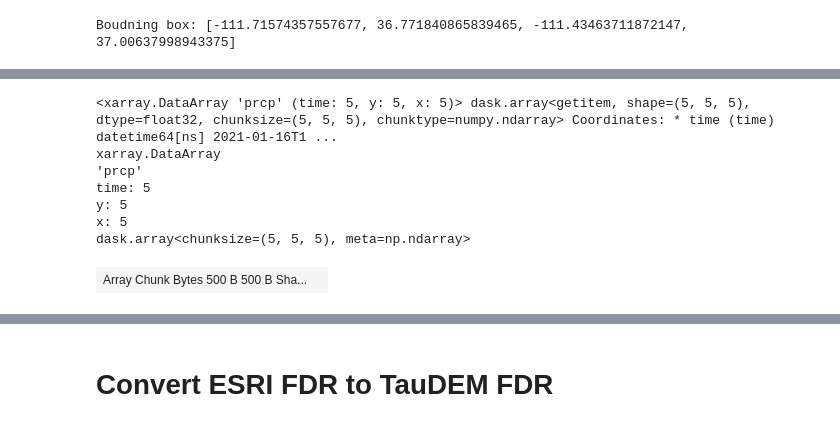
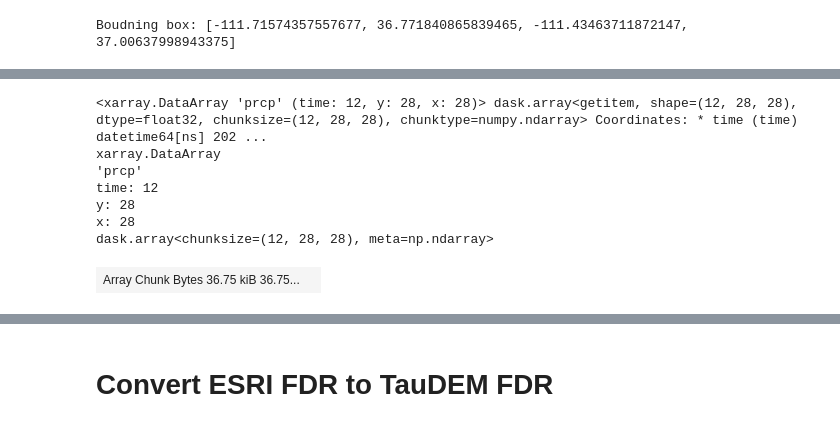
Before and after one commit to usgs/water-fcpg-tools, a Jupyter notebook: examples/v2_fcpgtools_demo.ipynb, the cells around one changed output, grey strips where cells are left out. Cells and saved outputs as stored; diff of their text form; code cells hidden in the pictures.

```diff
--- a/examples/v2_fcpgtools_demo.ipynb
+++ b/examples/v2_fcpgtools_demo.ipynb
@@ -95,5 +95,5 @@ daymet_multi = pydaymet.get_bygeom(bounding_box,
     variables='prcp',
     time_scale="monthly",
     )['prcp']
-daymet_multi.head()
+daymet_multi
 # %% [output]
@@ -102,11 +102,11 @@ Wall time: 1.51 s
-<xarray.DataArray 'prcp' (time: 5, y: 5, x: 5)> dask.array<getitem, shape=(5, 5, 5), dtype=float32, chunksize=(5, 5, 5), chunktype=numpy.ndarray> Coordinates: * time (time) datetime64[ns] 2021-01-16T1 ...
+<xarray.DataArray 'prcp' (time: 12, y: 28, x: 28)> dask.array<getitem, shape=(12, 28, 28), dtype=float32, chunksize=(12, 28, 28), chunktype=numpy.ndarray> Coordinates: * time (time) datetime64[ns] 202 ...
 xarray.DataArray
 'prcp'
-time: 5
-y: 5
-x: 5
-dask.array<chunksize=(5, 5, 5), meta=np.ndarray>
+time: 12
+y: 28
+x: 28
+dask.array<chunksize=(12, 28, 28), meta=np.ndarray>
-| Array Chunk Bytes 500 B 500 B Sha... |  |
+| Array Chunk Bytes 36.75 kiB 36.75... |  |
 Coordinates: (4)
 time
 (time)
```
Also changed, not shown: parts of 49 cells of this notebook, 23 other files.
